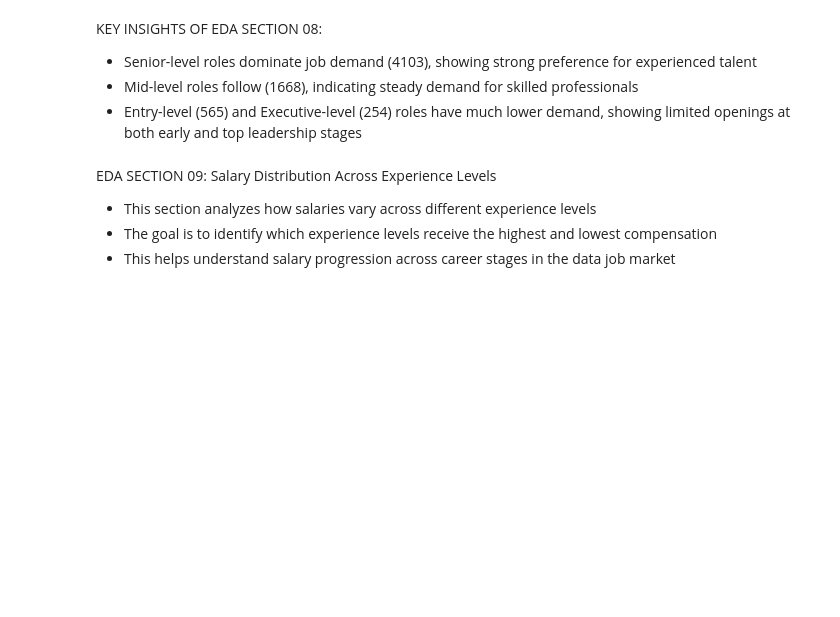
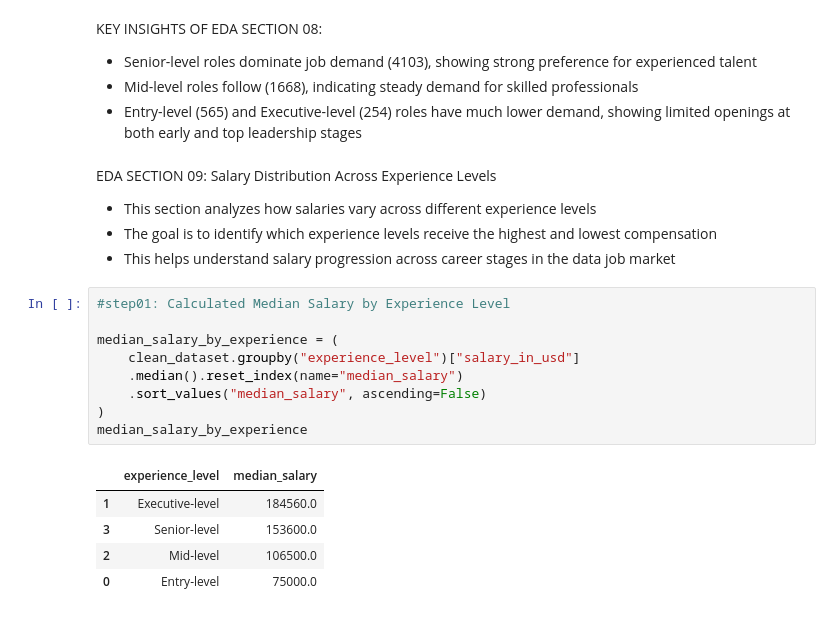
Before and after one commit to Chauhanekta21/Data_Job_Market_Analysis, a Jupyter notebook: main_file.ipynb, the cells around one changed output. Saved outputs shown, nothing was run; the diff lists cells and outputs as text; blank space fills up the shorter version.

Commit message:
Calculated Median Salary by Experience Level

```diff
--- a/main_file.ipynb
+++ b/main_file.ipynb
@@ -1208,3 +1208,18 @@ EDA SECTION 09: Salary Distribution Across Experience Levels
 - This section analyzes how salaries vary across different experience levels
 - The goal is to identify which experience levels receive the highest and lowest compensation
 - This helps understand salary progression across career stages in the data job market
+# %%
+#step01: Calculated Median Salary by Experience Level
+
+median_salary_by_experience = (
+    clean_dataset.groupby("experience_level")["salary_in_usd"]
+    .median().reset_index(name="median_salary")
+    .sort_values("median_salary", ascending=False)
+)
+median_salary_by_experience
+# %% [output]
+|  | experience_level | median_salary |
+| 1 | Executive-level | 184560.0 |
+| 3 | Senior-level | 153600.0 |
+| 2 | Mid-level | 106500.0 |
+| 0 | Entry-level | 75000.0 |
```
